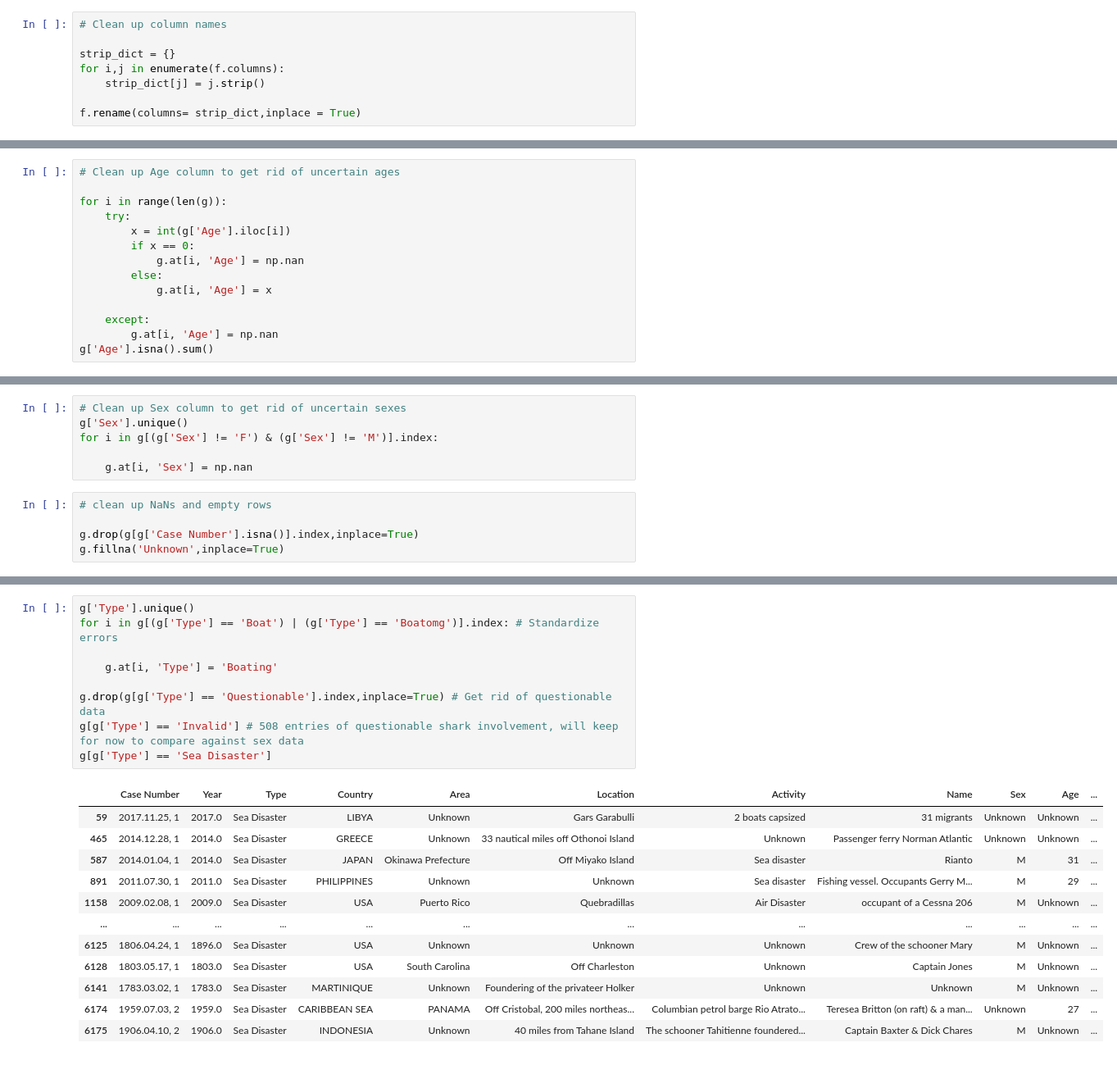
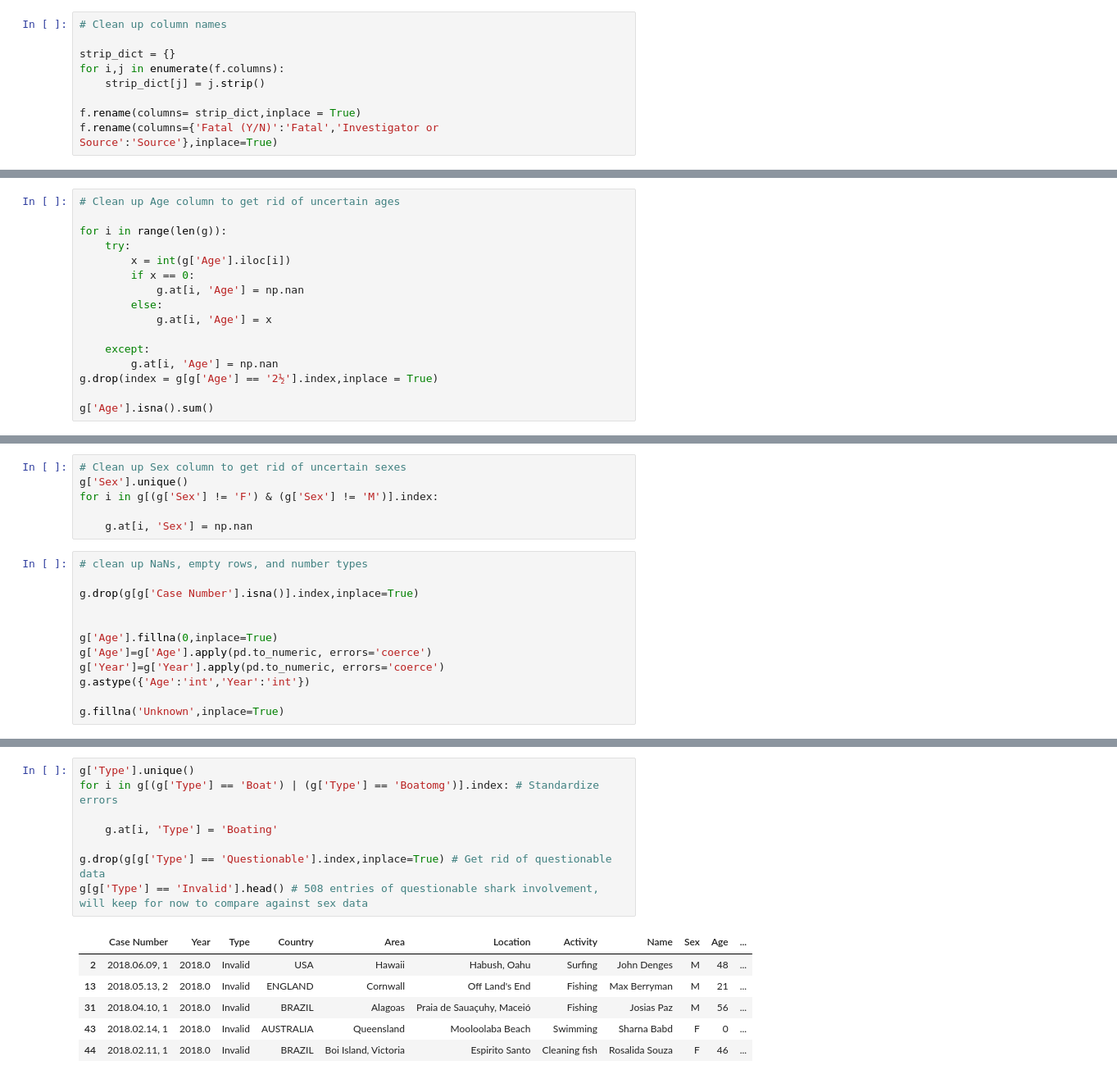
Before and after one commit to jmgpgit/Shark_Data_Clean, a Jupyter notebook: clean.ipynb, the cells around one changed output, grey strips where cells are left out. Shown: that part at 82% size. Drawn from its saved outputs; the diff is of its cells as text.

```diff
--- a/clean.ipynb
+++ b/clean.ipynb
@@ -36,6 +36,7 @@ for i,j in enumerate(f.columns):
     strip_dict[j] = j.strip()
 
 f.rename(columns= strip_dict,inplace = True)
+f.rename(columns={'Fatal (Y/N)':'Fatal','Investigator or Source':'Source'},inplace=True)
 # %%
 # identify high NaN lines and replace useless column
 nun_nan = []
@@ -257,6 +258,8 @@ for i in range(len(g)):
 
     except:
         g.at[i, 'Age'] = np.nan
+g.drop(index = g[g['Age'] == '2½'].index,inplace = True)
+
 g['Age'].isna().sum()
 # %% [output]
 2740
@@ -267,9 +270,16 @@ for i in g[(g['Sex'] != 'F') & (g['Sex'] != 'M')].index:
 
     g.at[i, 'Sex'] = np.nan
 # %%
-# clean up NaNs and empty rows
+# clean up NaNs, empty rows, and number types
 
 g.drop(g[g['Case Number'].isna()].index,inplace=True)
+
+
+g['Age'].fillna(0,inplace=True)
+g['Age']=g['Age'].apply(pd.to_numeric, errors='coerce')
+g['Year']=g['Year'].apply(pd.to_numeric, errors='coerce')
+g.astype({'Age':'int','Year':'int'})
+
 g.fillna('Unknown',inplace=True)
 # %%
 g['Country'] = g['Country'].str.upper() # Standardize
@@ -291,22 +288,15 @@ Name: Country, Length: 173, dtype: int64
 # %%
 g['Type'].unique()
 for i in g[(g['Type'] == 'Boat') | (g['Type'] == 'Boatomg')].index: # Standardize errors
 
     g.at[i, 'Type'] = 'Boating'
 
 g.drop(g[g['Type'] == 'Questionable'].index,inplace=True) # Get rid of questionable data
-g[g['Type'] == 'Invalid'] # 508 entries of questionable shark involvement, will keep for now to compare against sex data
-g[g['Type'] == 'Sea Disaster']
+g[g['Type'] == 'Invalid'].head() # 508 entries of questionable shark involvement, will keep for now to compare against sex data
 # %% [output]
 |  | Case Number | Year | Type | Country | Area | Location | Activity | Name | Sex | Age | ... |
-| 59 | 2017.11.25, 1 | 2017.0 | Sea Disaster | LIBYA | Unknown | Gars Garabulli | 2 boats capsized | 31 migrants | Unknown | Unknown | ... |
-| 465 | 2014.12.28, 1 | 2014.0 | Sea Disaster | GREECE | Unknown | 33 nautical miles off Othonoi Island | Unknown | Passenger ferry Norman Atlantic | Unknown | Unknown | ... |
-| 587 | 2014.01.04, 1 | 2014.0 | Sea Disaster | JAPAN | Okinawa Prefecture | Off Miyako Island | Sea disaster | Rianto | M | 31 | ... |
-| 891 | 2011.07.30, 1 | 2011.0 | Sea Disaster | PHILIPPINES | Unknown | Unknown | Sea disaster | Fishing vessel. Occupants Gerry M... | M | 29 | ... |
-| 1158 | 2009.02.08, 1 | 2009.0 | Sea Disaster | USA | Puerto Rico | Quebradillas | Air Disaster | occupant of a Cessna 206 | M | Unknown | ... |
-| ... | ... | ... | ... | ... | ... | ... | ... | ... | ... | ... | ... |
-| 6125 | 1806.04.24, 1 | 1896.0 | Sea Disaster | USA | Unknown | Unknown | Unknown | Crew of the schooner Mary | M | Unknown | ... |
-| 6128 | 1803.05.17, 1 | 1803.0 | Sea Disaster | USA | South Carolina | Off Charleston | Unknown | Captain Jones | M | Unknown | ... |
-| 6141 | 1783.03.02, 1 | 1783.0 | Sea Disaster | MARTINIQUE | Unknown | Foundering of the privateer Holker | Unknown | Unknown | M | Unknown | ... |
-| 6174 | 1959.07.03, 2 | 1959.0 | Sea Disaster | CARIBBEAN SEA | PANAMA | Off Cristobal, 200 miles northeas... | Columbian petrol barge Rio Atrato... | Teresea Britton (on raft) & a man... | Unknown | 27 | ... |
-| 6175 | 1906.04.10, 2 | 1906.0 | Sea Disaster | INDONESIA | Unknown | 40 miles from Tahane Island | The schooner Tahitienne foundered... | Captain Baxter & Dick Chares | M | Unknown | ... |
+| 2 | 2018.06.09, 1 | 2018.0 | Invalid | USA | Hawaii | Habush, Oahu | Surfing | John Denges | M | 48 | ... |
+| 13 | 2018.05.13, 2 | 2018.0 | Invalid | ENGLAND | Cornwall | Off Land's End | Fishing | Max Berryman | M | 21 | ... |
+| 31 | 2018.04.10, 1 | 2018.0 | Invalid | BRAZIL | Alagoas | Praia de Sauaçuhy, Maceió | Fishing | Josias Paz | M | 56 | ... |
+| 43 | 2018.02.14, 1 | 2018.0 | Invalid | AUSTRALIA | Queensland | Mooloolaba Beach | Swimming | Sharna Babd | F | 0 | ... |
+| 44 | 2018.02.11, 1 | 2018.0 | Invalid | BRAZIL | Boi Island, Victoria | Espirito Santo | Cleaning fish | Rosalida Souza | F | 46 | ... |
```
Also changed, not shown: parts of 10 cells of this notebook, 1 other file.
